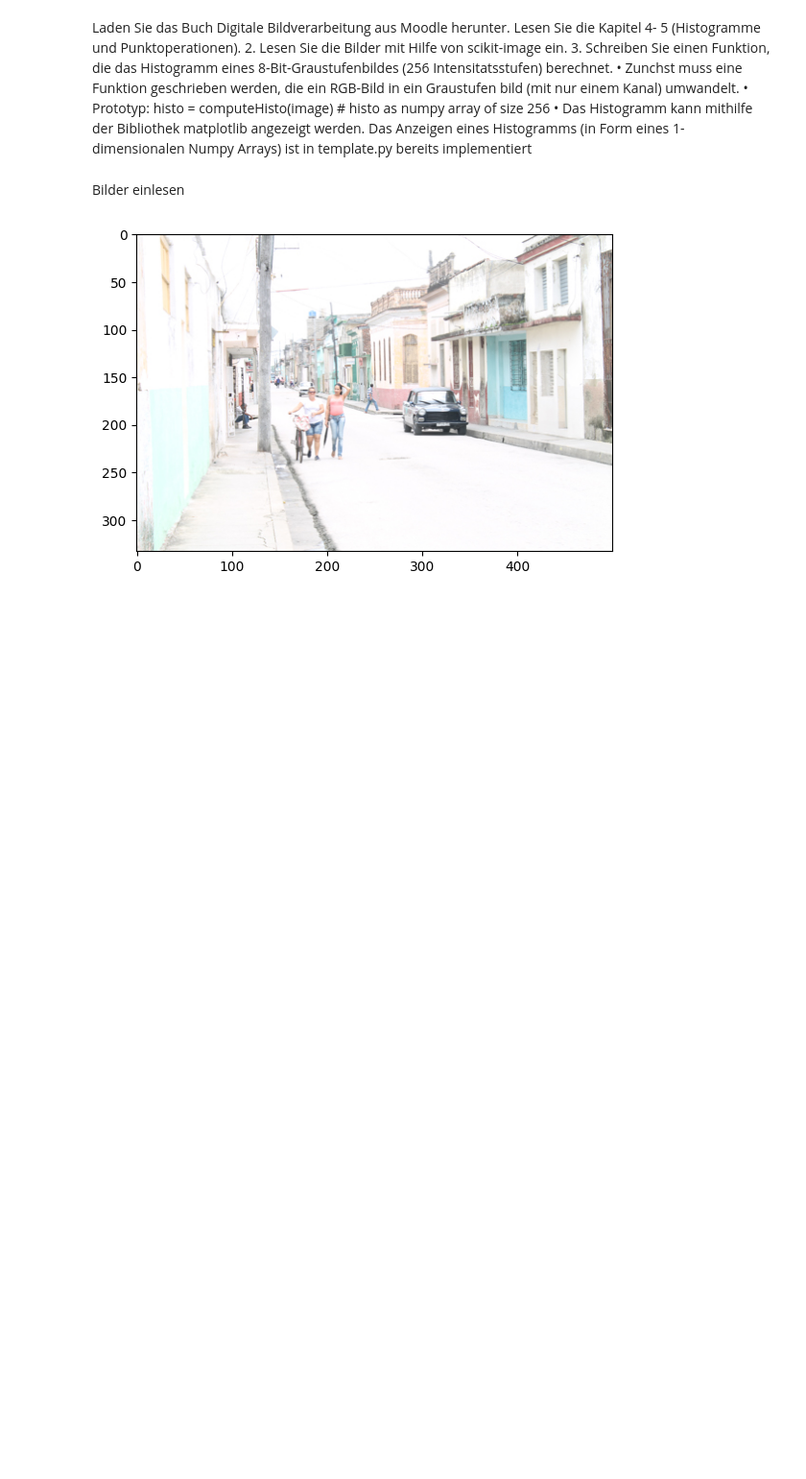
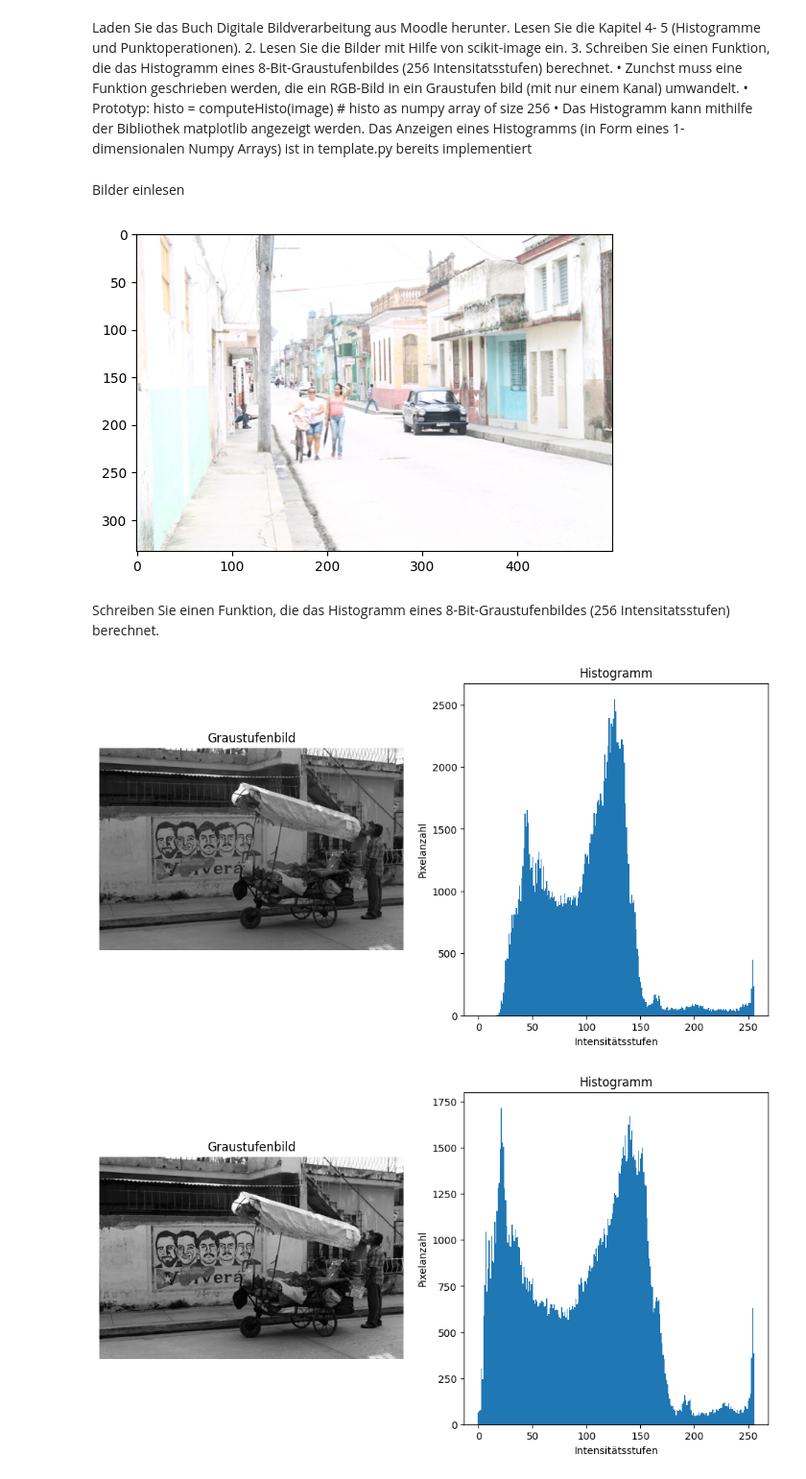
Before and after one commit to eFabi11/2D_Computergrafik_2025, a Jupyter notebook: Aufgabe1/2D_Aufgabe1.ipynb, the cells around one changed output. Shown at 96% size. Drawn from its saved outputs; the diff is of its cells as text; code cells hidden in the pictures; blank space fills up the shorter version.

```diff
--- a/Aufgabe1/2D_Aufgabe1.ipynb
+++ b/Aufgabe1/2D_Aufgabe1.ipynb
@@ -106,3 +106,64 @@ plt.imshow(image_list[2])
 plt.show()
 # %% [output]
 [figure]
+# %% [markdown]
+ Schreiben Sie einen Funktion, die das Histogramm eines 8-Bit-Graustufenbildes (256
+ Intensitatsstufen) berechnet.
+# %%
+def rgb_to_gray(rgb_img):
+   # Berechnung der Graustufenwerte (Luminosity-Methode)
+    grayscale_image = 0.299 * rgb_img[:, :, 2] + 0.587 * rgb_img[:, :, 1] + 0.114 * rgb_img[:, :, 0]
+
+    # Umwandlung in Ganzzahlen (0-255)
+    grayscale_image = grayscale_image.astype(np.uint8)
+
+    return grayscale_image
+
+def histogramm_gray(gray_image):
+    hist = np.zeros(256, dtype=int)
+
+    # Schleife über alle Pixel
+    for i in range(gray_image.shape[0]):
+        for j in range(gray_image.shape[1]):
+            intensity = gray_image[i, j]
+            hist[intensity] += 1
+
+    return hist
+
+def plot_hist(gray_image, hist):
+    """
+    Zeigt das Graustufenbild und sein Histogramm in einem Plot.
+    """
+    plt.figure(figsize=(12, 6))
+
+    # Zeige das Graustufenbild
+    plt.subplot(1, 2, 1)
+    plt.imshow(gray_image, cmap='gray')
+    plt.title("Graustufenbild")
+    plt.axis("off")
+
+    # Zeige das Histogramm
+    plt.subplot(1, 2, 2)
+    plt.bar(np.arange(256), hist, width=1)
+    plt.title("Histogramm")
+    plt.xlabel("Intensitätsstufen")
+    plt.ylabel("Pixelanzahl")
+
+    plt.show()
+
+img_rgb1 = image_list[3]
+img_gray1 = rgb_to_gray(img_rgb1)
+
+hist1 = histogramm_gray(img_gray1)
+
+img_rgb = image_list[4]
+img_gray = rgb_to_gray(img_rgb)
+
+hist = histogramm_gray(img_gray)
+
+# Plotten des Graustufenbildes und Histogramms
+plot_hist(img_gray1, hist1)
+plot_hist(img_gray, hist)
+# %% [output]
+[figure, added]
+[figure, added]
```
Also changed, not shown: parts of 4 cells of this notebook.
